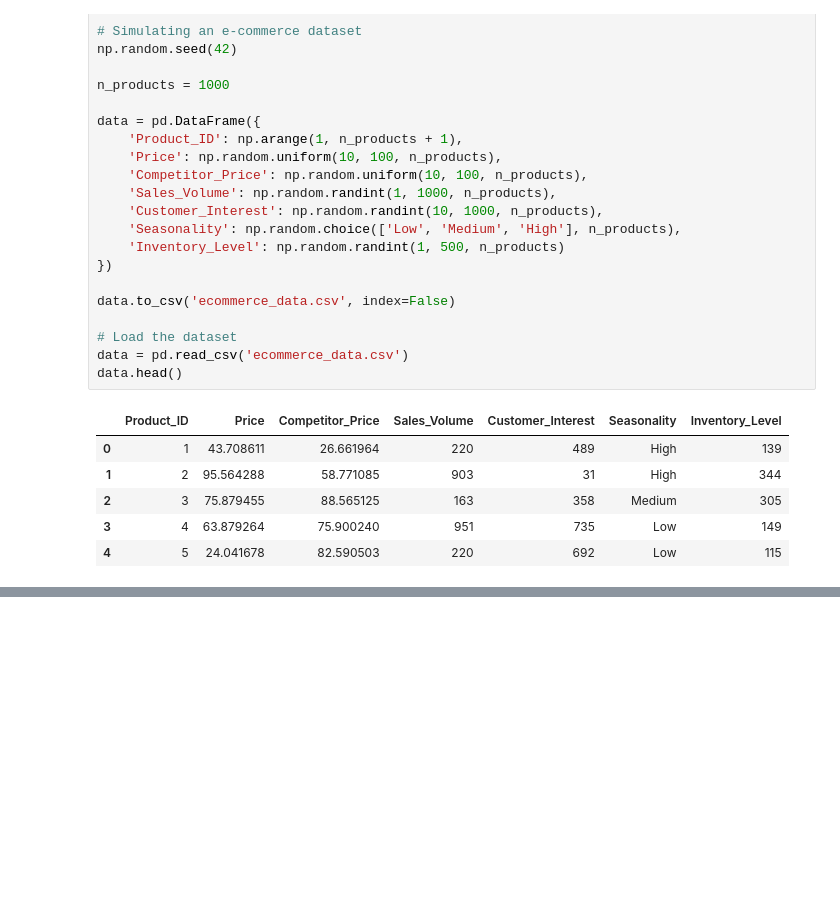
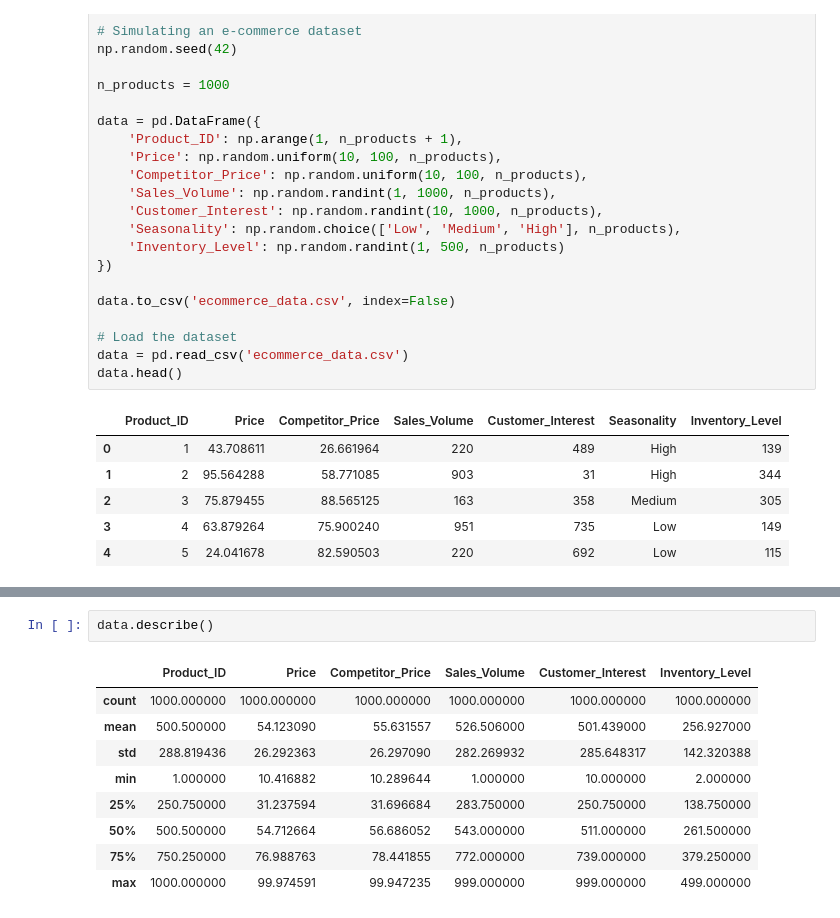
Before and after one commit to areebaqamar021/365-days-of-Data-Science, a Jupyter notebook: Dynamic Pricing Optimization for E-commerce/Dynamic Pricing Optimization for E-commerce.ipynb, the cells around one changed output, grey strips where cells are left out. Cells and saved outputs as stored; diff of their text form; blank space fills up the shorter version.

```diff
--- a/Dynamic Pricing Optimization for E-commerce/Dynamic Pricing Optimization for E-commerce.ipynb
+++ b/Dynamic Pricing Optimization for E-commerce/Dynamic Pricing Optimization for E-commerce.ipynb
@@ -39,0 +67,12 @@ data.head()
+# %%
+data.describe()
+# %% [output]
+|  | Product_ID | Price | Competitor_Price | Sales_Volume | Customer_Interest | Inventory_Level |
+| count | 1000.000000 | 1000.000000 | 1000.000000 | 1000.000000 | 1000.000000 | 1000.000000 |
+| mean | 500.500000 | 54.123090 | 55.631557 | 526.506000 | 501.439000 | 256.927000 |
+| std | 288.819436 | 26.292363 | 26.297090 | 282.269932 | 285.648317 | 142.320388 |
+| min | 1.000000 | 10.416882 | 10.289644 | 1.000000 | 10.000000 | 2.000000 |
+| 25% | 250.750000 | 31.237594 | 31.696684 | 283.750000 | 250.750000 | 138.750000 |
+| 50% | 500.500000 | 54.712664 | 56.686052 | 543.000000 | 511.000000 | 261.500000 |
+| 75% | 750.250000 | 76.988763 | 78.441855 | 772.000000 | 739.000000 | 379.250000 |
+| max | 1000.000000 | 99.974591 | 99.947235 | 999.000000 | 999.000000 | 499.000000 |
```
Also changed, not shown: parts of 2 cells of this notebook.
